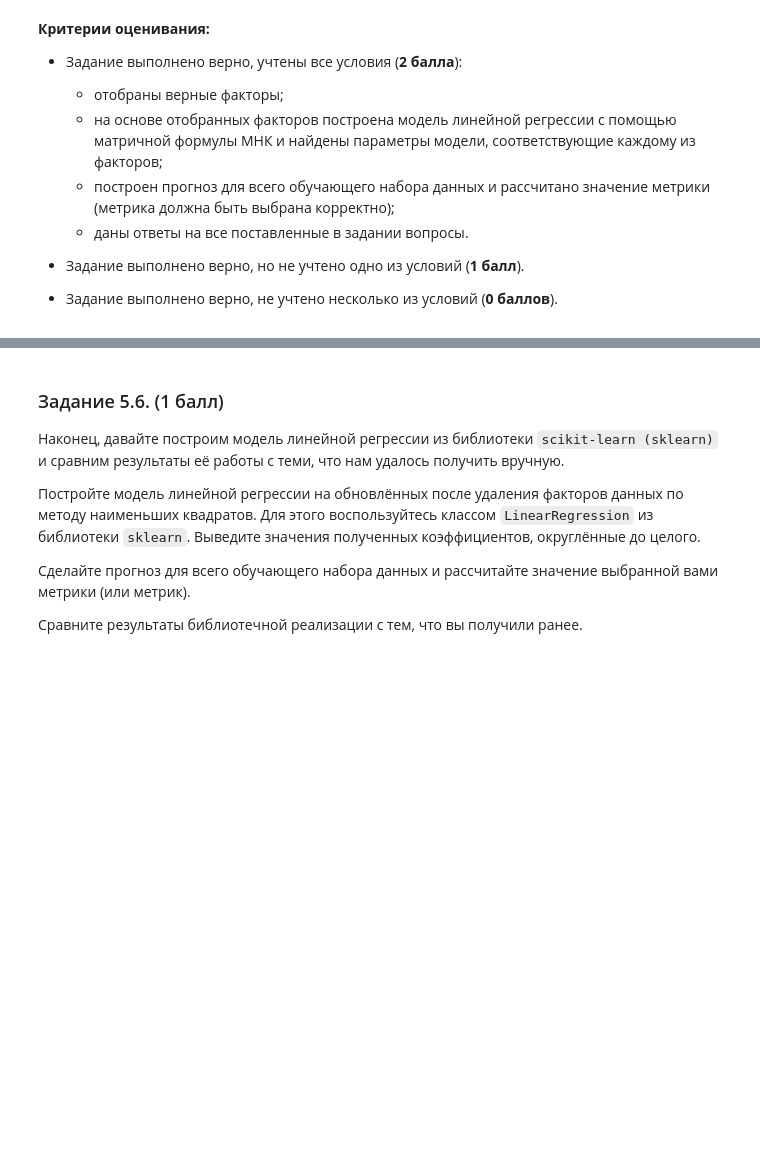
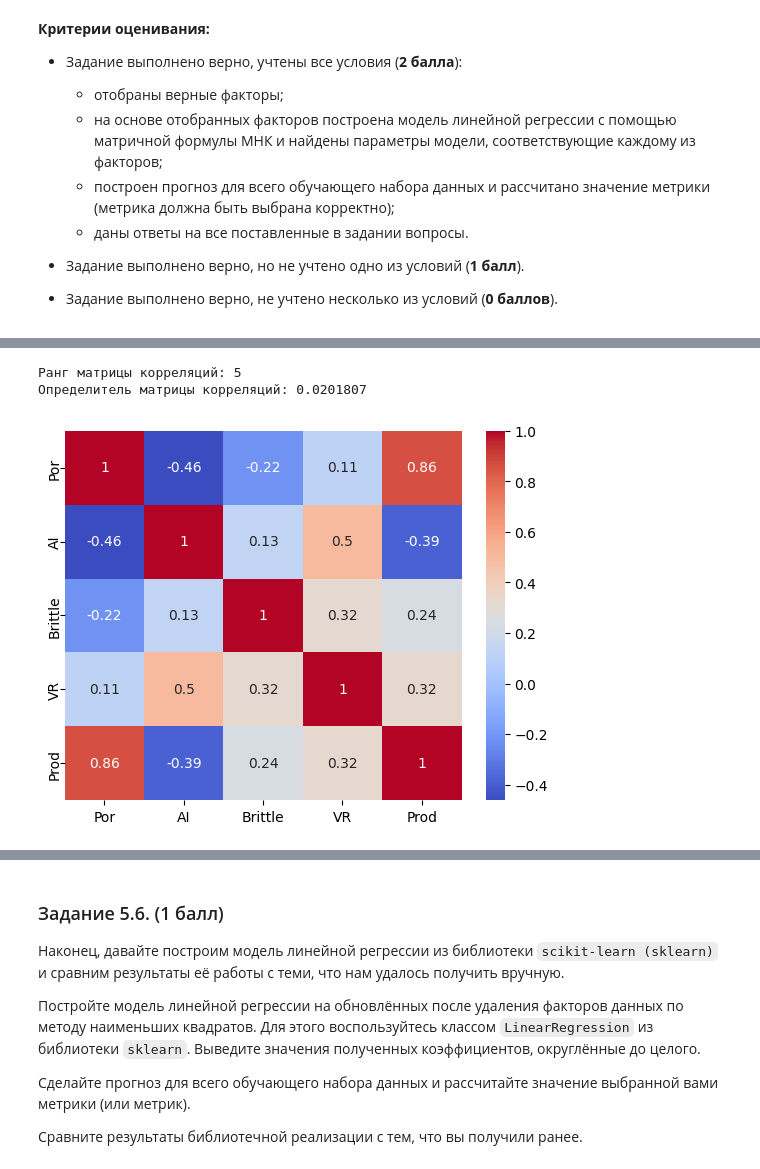
Before and after one commit to metalin37/Skillfactory, a Jupyter notebook: MathML/MATH&ML-1. Линейная алгебра в контексте линейных методов. Часть I/MATH_ML-2._Практика.ipynb, the cells around one changed output, grey strips where cells are left out. Drawn from its saved outputs; the diff is of its cells as text; code cells hidden in the pictures; blank space fills up the shorter version.

```diff
--- a/MathML/MATH&ML-1. Линейная алгебра в контексте линейных методов. Часть I/MATH_ML-2._Практика.ipynb
+++ b/MathML/MATH&ML-1. Линейная алгебра в контексте линейных методов. Часть I/MATH_ML-2._Практика.ipynb
@@ -301,0 +393,3 @@ VR: 1125
+# %%
+drop_columns = ['Perm', 'TOC', 'Well']
+data.drop(columns=drop_columns, axis=1, inplace=True)
@@ -301,0 +428,19 @@ VR: 1125
+# %%
+# строим матрицу корреляций
+corr_matrix2 = np.corrcoef(data, rowvar=False)
+print('Ранг матрицы корреляций:', np.linalg.matrix_rank(corr_matrix2))
+print('Определитель матрицы корреляций: {:.7f}'.format(np.linalg.det(corr_matrix2)))
+
+# строим тепловую карту
+sns.heatmap(corr_matrix2, annot=True, cmap='coolwarm')
+
+# добавляем подписи столбцов на тепловой карте
+plt.xticks(np.arange(len(data.columns))+0.5, data.columns, rotation=0, ha='center', fontsize=10)
+plt.yticks(np.arange(len(data.columns))+0.5, data.columns, ha='center', fontsize=10, va='center', rotation=90)
+
+# отображаем график
+plt.show()
+# %% [output]
+Ранг матрицы корреляций: 5
+Определитель матрицы корреляций: 0.0201807
+[figure, added]
```
Also changed, not shown: parts of 22 cells of this notebook, 1 other file.
